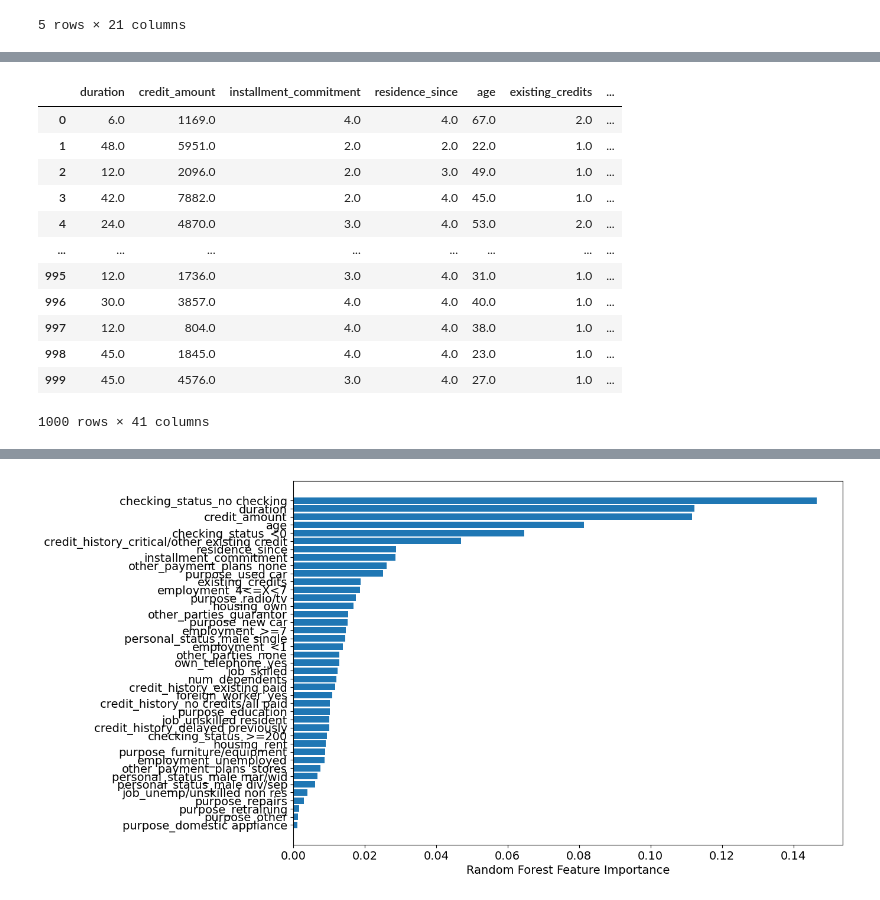
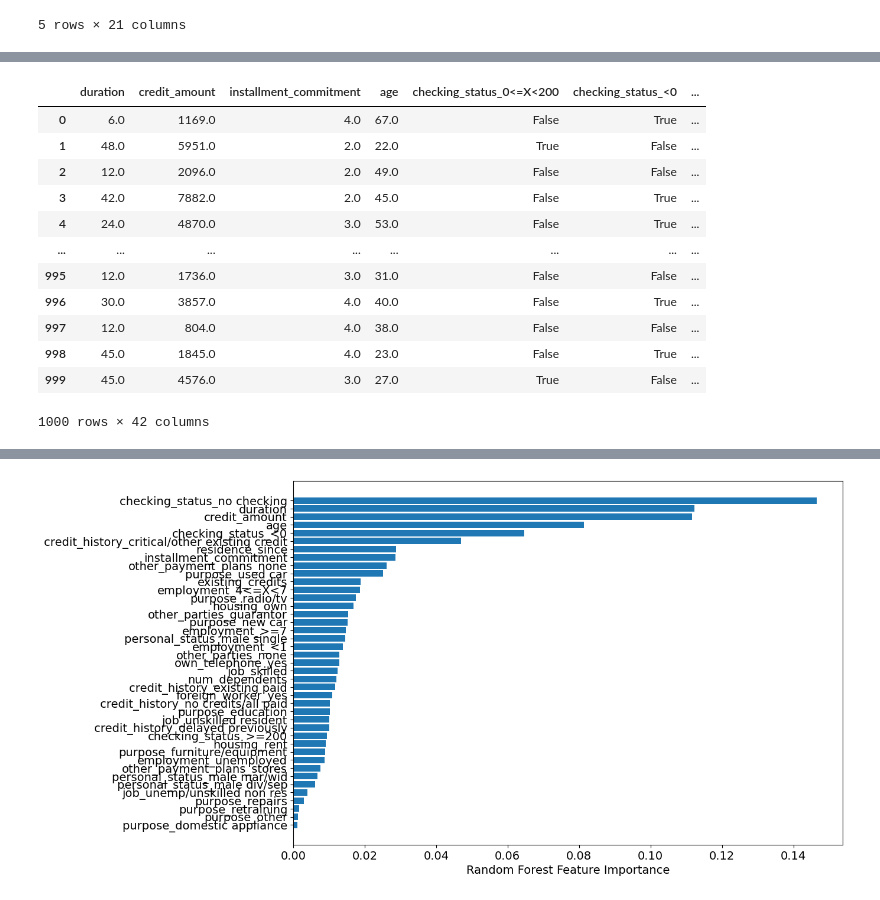
Before and after one commit to MaxPersoon/XAI-Project, a Jupyter notebook: XAI_group_project_DT.ipynb, the cells around one changed output, grey strips where cells are left out. Drawn from its saved outputs; the diff is of its cells as text; code cells hidden in the pictures.

Commit message:
Missing value estimation + model tweaking

```diff
--- a/XAI_group_project_DT.ipynb
+++ b/XAI_group_project_DT.ipynb
@@ -36,7 +24,3 @@ df.head(5)
 for col, dtype in df.dtypes.items():
     if dtype == object:  # Only process byte object columns.
         df[col] = df[col].apply(lambda x: x.decode("utf-8"))
-# %%
-# Generate basic info on categorical variables
-for col in df.columns[df.dtypes == object]:
-    print(f"{df[col].value_counts()}\n")
@@ -77,0 +27,15 @@ y = df['class']
+# %%
+X = df.drop(columns=["class"])
+y = df["class"] == "bad"
+y.name = "credit_risk"
+# %%
+# Two incomplete variables:
+# - savings_status:     ->  no known savings    183 instances
+# - property_magnitude  ->  no known property   154 instances
+
+# Missing value estimation through Machine Learning failed
+# The number of instances with a missing value is too great to use a basic technique (e.g., mode)
+# Thus, we remove these variables from the data
+
+incomplete_variables = ["savings_status", "property_magnitude"]
+X = X.drop(columns=incomplete_variables)
@@ -78,28 +78,36 @@ y = df['class']
 # %%
-def convert_to_dummies(df):
-    for column in df.columns:
-        if df[column].dtype == 'object':
-            dummy_columns = pd.get_dummies(df[column], prefix=column, drop_first=True)
-            df = pd.concat([df, dummy_columns], axis=1)
-            df = df.drop(column, axis=1)
-    return df
+# A Decision Tree cannot work with categorical variables internally
+# Thus, we employ One-Hot Encoding
 
-X_prime = convert_to_dummies(X)
+
+def one_hot_encode(data):
+    ohe_data = data.copy()
+
+    for col in data.columns:
+        if data[col].dtype == 'object':
+            dummy_columns = pd.get_dummies(data[col], prefix=col, drop_first=(data[col].nunique() == 2))
+            ohe_data = pd.concat([ohe_data, dummy_columns], axis=1)
+            ohe_data = ohe_data.drop(col, axis=1)
+
+    return ohe_data
+
+
+X_prime = one_hot_encode(X)
 X_prime
 # %% [output]
-|  | duration | credit_amount | installment_commitment | residence_since | age | existing_credits | ... |
-| 0 | 6.0 | 1169.0 | 4.0 | 4.0 | 67.0 | 2.0 | ... |
-| 1 | 48.0 | 5951.0 | 2.0 | 2.0 | 22.0 | 1.0 | ... |
-| 2 | 12.0 | 2096.0 | 2.0 | 3.0 | 49.0 | 1.0 | ... |
-| 3 | 42.0 | 7882.0 | 2.0 | 4.0 | 45.0 | 1.0 | ... |
-| 4 | 24.0 | 4870.0 | 3.0 | 4.0 | 53.0 | 2.0 | ... |
+|  | duration | credit_amount | installment_commitment | age | checking_status_0<=X<200 | checking_status_<0 | ... |
+| 0 | 6.0 | 1169.0 | 4.0 | 67.0 | False | True | ... |
+| 1 | 48.0 | 5951.0 | 2.0 | 22.0 | True | False | ... |
+| 2 | 12.0 | 2096.0 | 2.0 | 49.0 | False | False | ... |
+| 3 | 42.0 | 7882.0 | 2.0 | 45.0 | False | True | ... |
+| 4 | 24.0 | 4870.0 | 3.0 | 53.0 | False | True | ... |
 | ... | ... | ... | ... | ... | ... | ... | ... |
-| 995 | 12.0 | 1736.0 | 3.0 | 4.0 | 31.0 | 1.0 | ... |
-| 996 | 30.0 | 3857.0 | 4.0 | 4.0 | 40.0 | 1.0 | ... |
-| 997 | 12.0 | 804.0 | 4.0 | 4.0 | 38.0 | 1.0 | ... |
-| 998 | 45.0 | 1845.0 | 4.0 | 4.0 | 23.0 | 1.0 | ... |
-| 999 | 45.0 | 4576.0 | 3.0 | 4.0 | 27.0 | 1.0 | ... |
+| 995 | 12.0 | 1736.0 | 3.0 | 31.0 | False | False | ... |
+| 996 | 30.0 | 3857.0 | 4.0 | 40.0 | False | True | ... |
+| 997 | 12.0 | 804.0 | 4.0 | 38.0 | False | False | ... |
+| 998 | 45.0 | 1845.0 | 4.0 | 23.0 | False | True | ... |
+| 999 | 45.0 | 4576.0 | 3.0 | 27.0 | True | False | ... |
-1000 rows × 41 columns
+1000 rows × 42 columns
 # %%
 # Define sample weights
 # This enables us to use the custom cost matrix:
```
Also changed, not shown: parts of 11 cells of this notebook, 3 other files.
